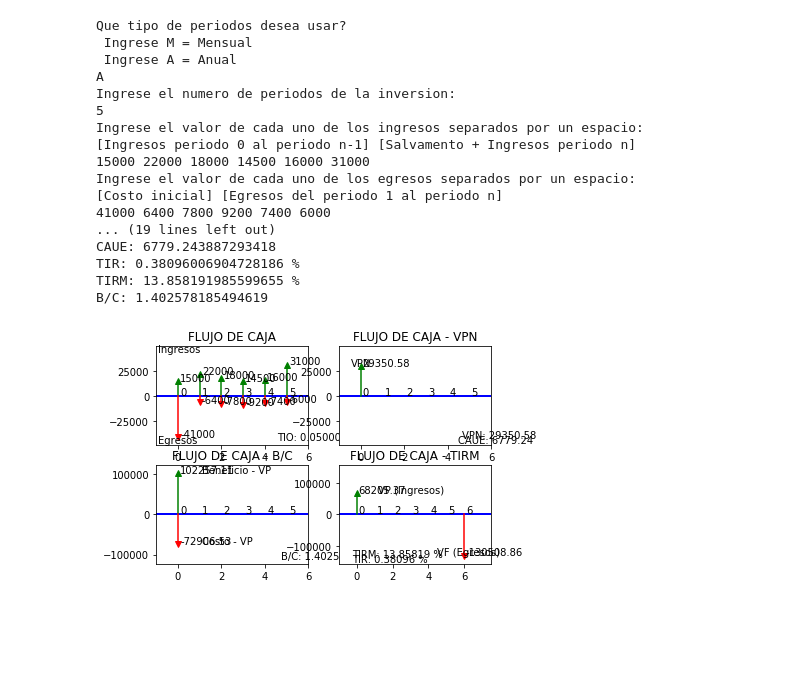
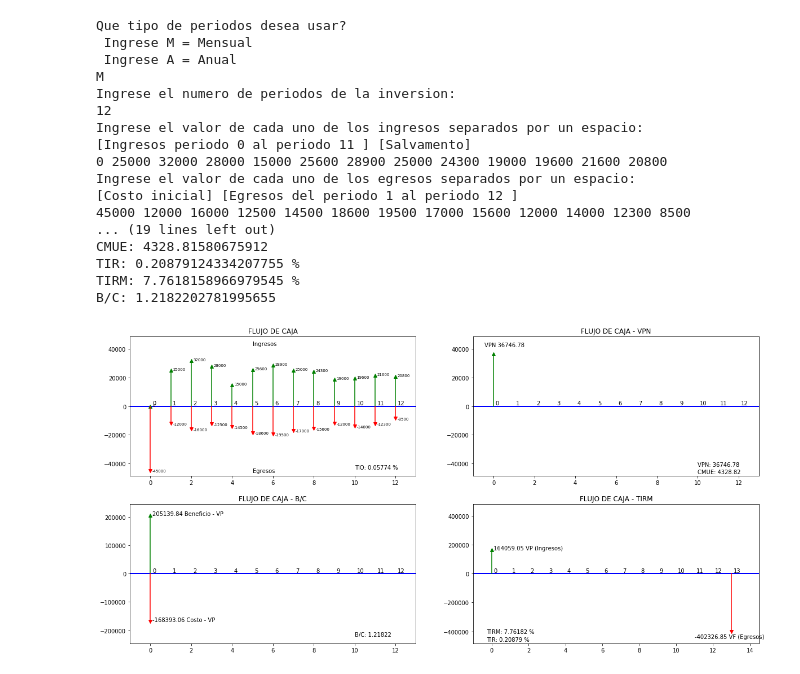
Before and after one commit to jufcontrerasco/Prueba-Git, a Jupyter notebook: Metodos de evaluacion.ipynb, the cells around one changed output. Cells and saved outputs as stored; diff of their text form; code cells hidden in the pictures; blank space fills up the shorter version.

```diff
--- a/Metodos de evaluacion.ipynb
+++ b/Metodos de evaluacion.ipynb
@@ -114,12 +114,12 @@ print("Ingrese el numero de periodos de la inversion: ")
 n = int(input())
 
 print("Ingrese el valor de cada uno de los ingresos separados por un espacio: ")
-print("[Ingresos periodo 0 al periodo n-1] [Salvamento + Ingresos periodo n]")
+print("[Ingresos periodo 0 al periodo "+str(n-1)+" ] [Salvamento]")
 ingreso = input().split()
 ingreso = list(map(int, ingreso))
 
 print("Ingrese el valor de cada uno de los egresos separados por un espacio: ")
-print("[Costo inicial] [Egresos del periodo 1 al periodo n]")
+print("[Costo inicial] [Egresos del periodo 1 al periodo "+str(n)+" ]")
 egreso = input().split()
 egreso = list(map(int, egreso))
 
@@ -174,20 +174,19 @@ print("B/C: " + str(bc[0]))
 lim = Maxivalor(ingreso,egreso)
 lim = lim+(lim/n)
 
-
-
+plt.figure(figsize=(20,10))
 plt.subplot(2, 2, 1)
 plt.axis((-1,n+1,-lim,lim))
 plt.axhline(linewidth=2, color='b')
 plt.title('FLUJO DE CAJA')
-plt.text(n-0.45, -lim+(lim/10), "TIO: "+str("{0:.5f}".format(Tio)+" %"))
-plt.annotate("Ingresos", (-0.9, lim-lim/8))
-plt.annotate("Egresos", (-0.9, -lim+lim/20))
+plt.text(n-2, -lim+(lim/10), "TIO: "+str("{0:.5f}".format(Tio)+" %"))
+plt.annotate("Ingresos", (n/2-1, lim-lim/8))
+plt.annotate("Egresos", (n/2-1, -lim+lim/20))
 for i in range(0,len(ingreso)):
     yi = Lineamedida(lim,ingreso[i])
     ye = Lineamedida(lim,-egreso[i])
-    plt.annotate(str(ingreso[i]), (i+0.1, ingreso[i]+0.5))
-    plt.annotate(str(-egreso[i]), (i + 0.1, -egreso[i] - 500))
+    plt.annotate(str(ingreso[i]), (i+0.1, ingreso[i]+0.5), fontsize = 7)
+    plt.annotate(str(-egreso[i]), (i + 0.1, -egreso[i] - 1000), fontsize = 7)
     plt.plot(i,ingreso[i],"^", color = 'g')
     plt.plot(i, -egreso[i], "v", color='r')
     plt.annotate(i, (i + 0.1, lim/50))
@@ -199,21 +198,20 @@ plt.axis((-1,n+1,-lim,lim))
 plt.axhline(linewidth=2, color='b')
 plt.title('FLUJO DE CAJA - VPN')
 y = Lineamedida(lim,vpn)
-plt.annotate("VPN", (-0.45, vpn))
-plt.text(n-0.35, -lim+(lim/7), "VPN: "+str("{0:.2f}".format(vpn)))
+plt.text(n-2, -lim+(lim/7), "VPN: "+str("{0:.2f}".format(vpn)))
 if per == 1:
-    plt.text(n - 0.5, -lim + (lim / 30), "CAUE: " + str("{0:.2f}".format(ca)))
+    plt.text(n - 2, -lim + (lim / 30), "CAUE: " + str("{0:.2f}".format(ca)))
 if per == 12:
-    plt.text(n - 0.5, -lim + (lim / 30), "CMUE: " + str("{0:.2f}".format(ca)))
+    plt.text(n - 2, -lim + (lim / 30), "CMUE: " + str("{0:.2f}".format(ca)))
 for i in range(0,len(ingreso)):
     plt.annotate(i, (i + 0.1, lim / 50))
 if y > 0.5:
     plt.axvline(x=0, ymin=0.5, ymax=y, color ='g')
-    plt.annotate(str("{0:.2f}".format(vpn)), (0.1, vpn))
+    plt.annotate("VPN " + str("{0:.2f}".format(vpn)), (-0.45, vpn + lim/10))
     plt.plot(0, vpn, "^", color='g')
 if y < 0.5:
     plt.axvline(x=0, ymin=y, ymax=0.5, color = 'r')
-    plt.annotate(str("{0:.2f}".format(vpn)), (0.1, vpn))
+    plt.annotate("VPN " + str("{0:.2f}".format(vpn)), (-0.45, vpn - lim/10))
     plt.plot(0, vpn, "v", color='r')
 
 plt.subplot(2, 2, 3)
@@ -224,55 +222,52 @@ plt.axhline(linewidth=2, color='b')
 plt.title('FLUJO DE CAJA - B/C')
 y = Lineamedida(bclim,bc[1])
 x = Lineamedida(bclim,-bc[2])
-plt.annotate("Beneficio - VP", (1.1, bc[1]))
-plt.annotate("Costo - VP", (1.1, -bc[2]))
-plt.text(n-0.25, -bclim+(bclim/10), "B/C: "+str("{0:.5f}".format(bc[0])))
+plt.text(n-2, -bclim+(bclim/10), "B/C: "+str("{0:.5f}".format(bc[0])))
 for i in range(0,len(ingreso)):
     plt.annotate(i, (i + 0.1, bclim / 50))
-plt.annotate(str("{0:.2f}".format(bc[1])), (0.1, bc[1]))
-plt.annotate(str("{0:.2f}".format(-bc[2])), (0.1, -bc[2]))
+plt.annotate(str("{0:.2f}".format(bc[1]))+" Beneficio - VP", (0.1, bc[1]))
+plt.annotate(str("{0:.2f}".format(-bc[2]))+" Costo - VP", (0.1, -bc[2]))
 plt.axvline(x=0, ymin=0.5, ymax=y, color ='g')
 plt.plot(0,bc[1],"^", color = 'g')
 plt.axvline(x=0, ymin=x, ymax=0.5, color = 'r')
 plt.plot(0,-bc[2],"v", color = 'r')
 
 plt.subplot(2, 2, 4)
 tmlim = max(tirm[1],tirm[2])
 tmlim = tmlim + tmlim/5
 plt.axis((-1,n+2.5,-tmlim,tmlim))
 plt.axhline(linewidth=2, color='b')
 plt.title('FLUJO DE CAJA - TIRM')
 y = Lineamedida(tmlim,tirm[1])
 x = Lineamedida(tmlim,-tirm[2])
 plt.text(-0.25, -tmlim+(tmlim/7), "TIRM: "+str("{0:.5f}".format(tirm[0])+" %"))
 plt.text(-0.25, -tmlim+(tmlim / 30), "TIR: " + str("{0:.5f}".format(IRR)+" %"))
 for i in range(0,len(ingreso)+1):
     plt.annotate(i, (i + 0.1, tmlim / 50))
-plt.annotate("VP (Ingresos)", (1.2, tirm[1]))
-plt.annotate("VF (Egresos)", (n-0.5, -tirm[2]))
-plt.annotate(str("{0:.2f}".format(tirm[1])), (0.1, tirm[1]))
-plt.annotate(str("{0:.2f}".format(-tirm[2])), (n+1.1, -tirm[2]))
+plt.annotate(str("{0:.2f}".format(tirm[1]))+" VP (Ingresos)", (0.1, tirm[1]))
+plt.annotate(str("{0:.2f}".format(-tirm[2]))+" VF (Egresos)", (n-1, -tirm[2]-tirm[2]/9))
 plt.axvline(x=0, ymin=0.5, ymax=y, color ='g')
 plt.plot(0,tirm[1],"^", color = 'g')
 plt.axvline(x=n+1, ymin=x, ymax=0.5, color = 'r')
 plt.plot(n+1,-tirm[2],"v", color = 'r')
+
 plt.show()
 # %% [output]
 Que tipo de periodos desea usar?
  Ingrese M = Mensual
  Ingrese A = Anual
-A
+M
 Ingrese el numero de periodos de la inversion:
-5
+12
 Ingrese el valor de cada uno de los ingresos separados por un espacio:
-[Ingresos periodo 0 al periodo n-1] [Salvamento + Ingresos periodo n]
-15000 22000 18000 14500 16000 31000
+[Ingresos periodo 0 al periodo 11 ] [Salvamento]
+0 25000 32000 28000 15000 25600 28900 25000 24300 19000 19600 21600 20800
 Ingrese el valor de cada uno de los egresos separados por un espacio:
-[Costo inicial] [Egresos del periodo 1 al periodo n]
-41000 6400 7800 9200 7400 6000
+[Costo inicial] [Egresos del periodo 1 al periodo 12 ]
+45000 12000 16000 12500 14500 18600 19500 17000 15600 12000 14000 12300 8500
 ... (19 lines left out)
-CAUE: 6779.243887293418
-TIR: 0.38096006904728186 %
-TIRM: 13.858191985599655 %
-B/C: 1.402578185494619
+CMUE: 4328.81580675912
+TIR: 0.20879124334207755 %
+TIRM: 7.7618158966979545 %
+B/C: 1.2182202781995655
-[figure, old version]
+[figure, new version]
```
